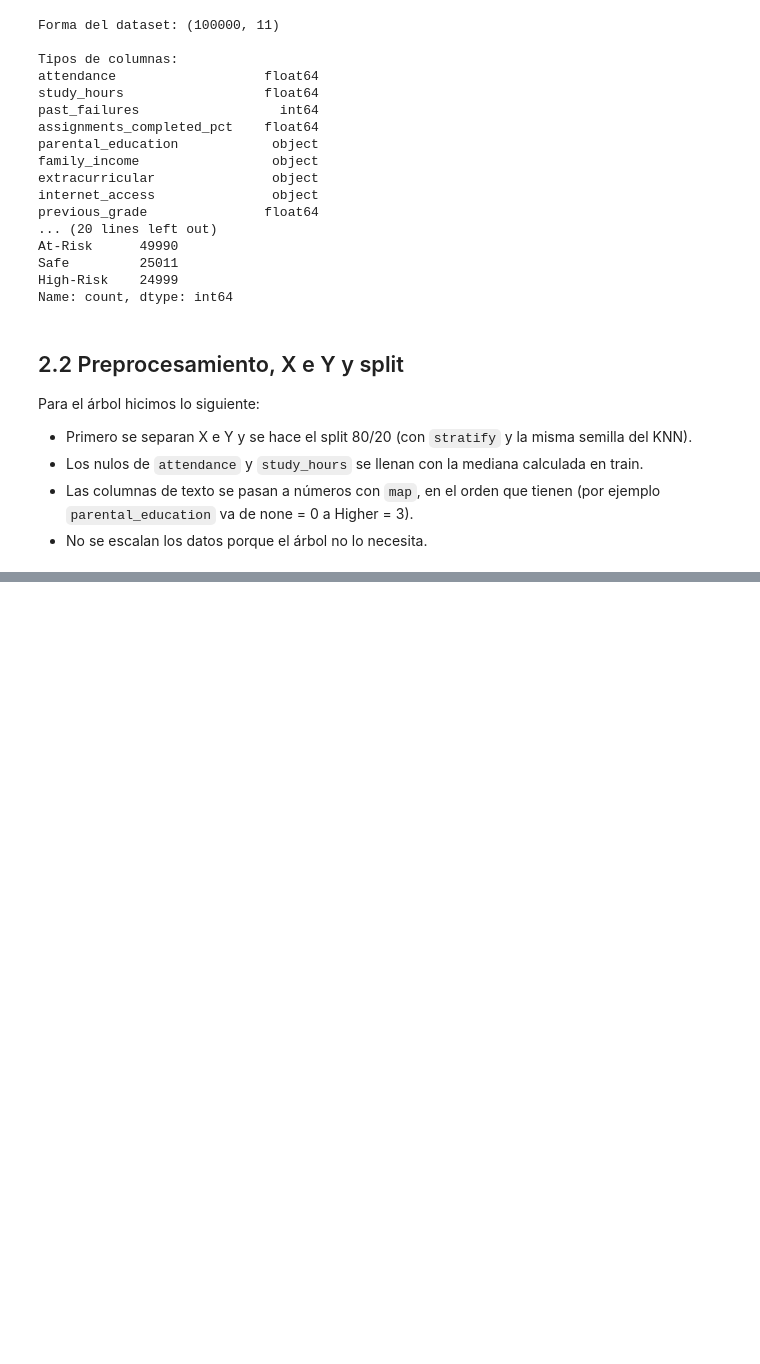
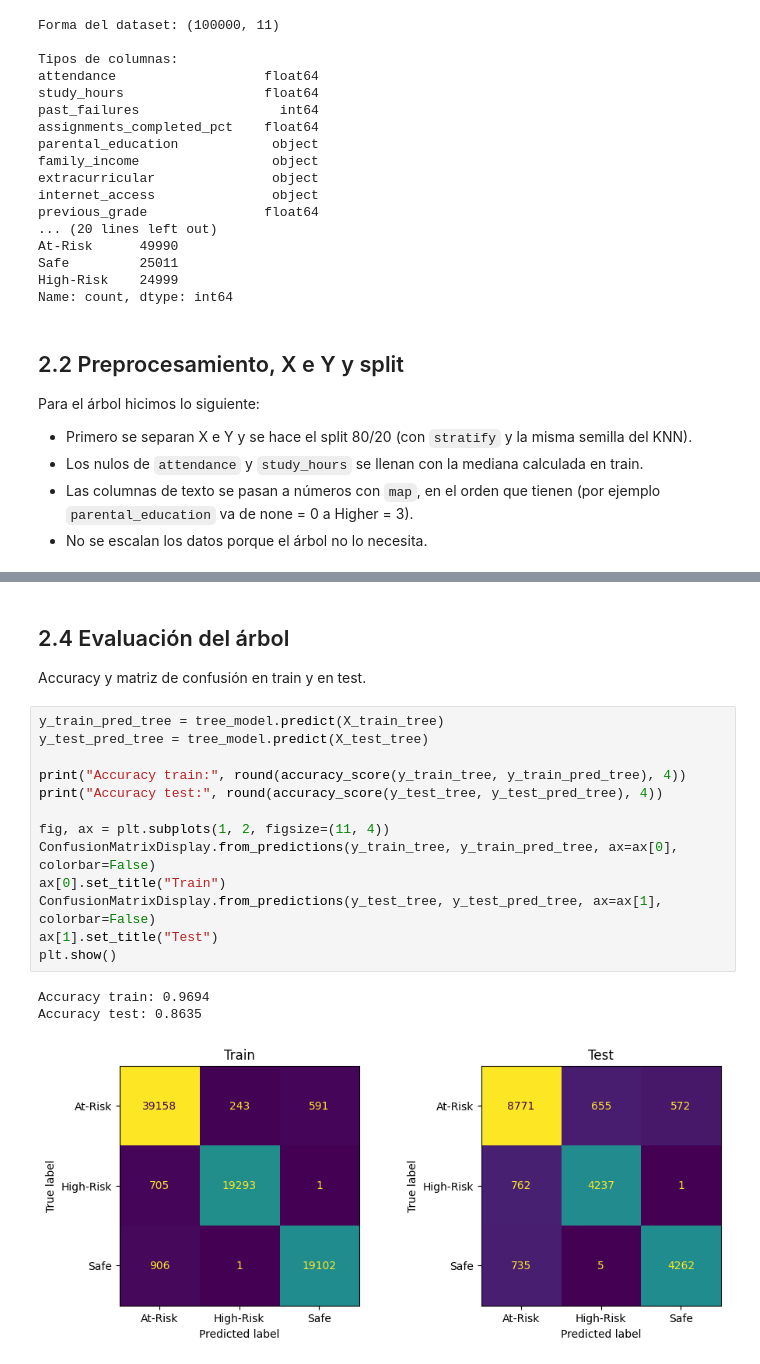
Before and after one commit to alex72hD/KNNTaller, a Jupyter notebook: KNN.ipynb, the cells around one changed output, grey strips where cells are left out. Drawn from its saved outputs; the diff is of its cells as text; blank space fills up the shorter version.

```diff
--- a/KNN.ipynb
+++ b/KNN.ipynb
@@ -426,0 +468,21 @@ Name: count, dtype: int64
+# %% [markdown]
+## 2.4 Evaluación del árbol
+
+Accuracy y matriz de confusión en train y en test.
+# %%
+y_train_pred_tree = tree_model.predict(X_train_tree)
+y_test_pred_tree = tree_model.predict(X_test_tree)
+
+print("Accuracy train:", round(accuracy_score(y_train_tree, y_train_pred_tree), 4))
+print("Accuracy test:", round(accuracy_score(y_test_tree, y_test_pred_tree), 4))
+
+fig, ax = plt.subplots(1, 2, figsize=(11, 4))
+ConfusionMatrixDisplay.from_predictions(y_train_tree, y_train_pred_tree, ax=ax[0], colorbar=False)
+ax[0].set_title("Train")
+ConfusionMatrixDisplay.from_predictions(y_test_tree, y_test_pred_tree, ax=ax[1], colorbar=False)
+ax[1].set_title("Test")
+plt.show()
+# %% [output]
+Accuracy train: 0.9694
+Accuracy test: 0.8635
+[figure, added]
```
Also changed, not shown: parts of 5 cells of this notebook.
